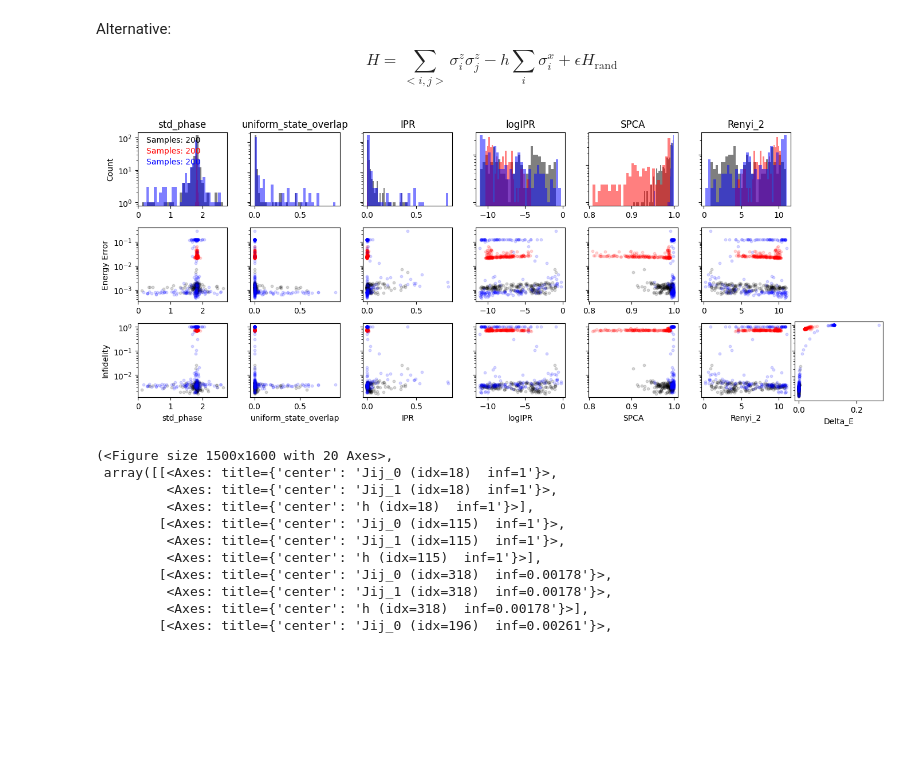
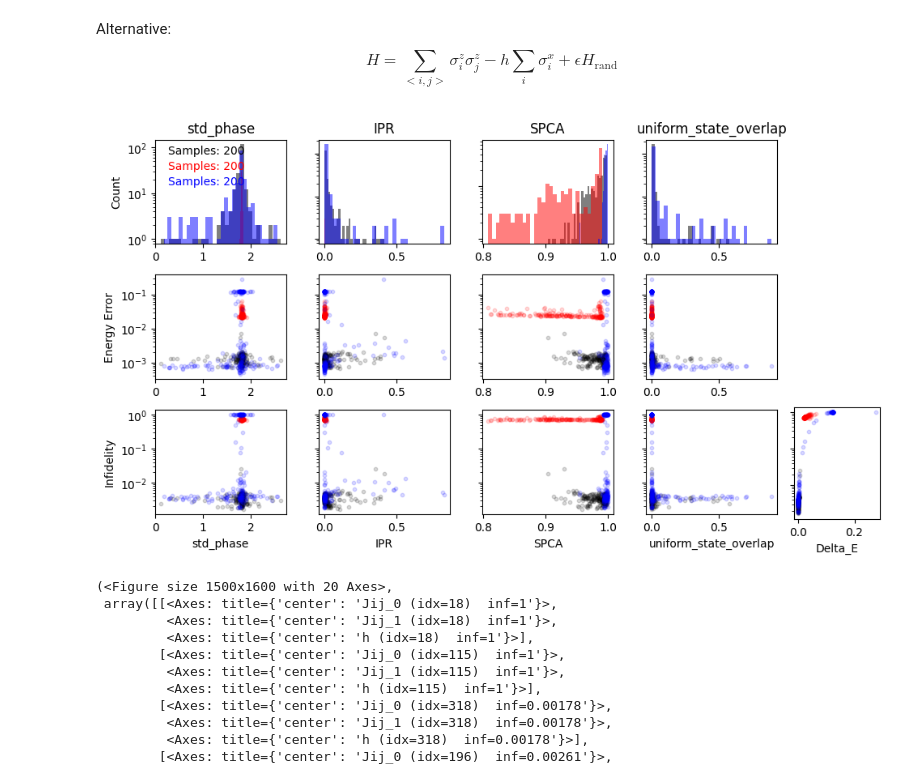
Before and after one commit to NilsNiggemann/DataMiningRBMs, a Jupyter notebook: Netket/analysis.ipynb, the cells around one changed output. Saved outputs shown, nothing was run; the diff lists cells and outputs as text; code cells hidden in the pictures; blank space fills up the shorter version.

```diff
--- a/Netket/analysis.ipynb
+++ b/Netket/analysis.ipynb
@@ -271,19 +271,19 @@ df_rot = add_Jij_h(df_rot, Jijs, hs)
 # %%
 infidelityrange = (0,1)
 
 df_rot_filter = df_rot[df_rot["idx"] == 10]
 df_rot_filter = filter_dataframe_by_range(df_rot_filter, 'infidelity', *infidelityrange)
-plt_fig = plotCorrelations(df_rot_filter,hypotheses,alphamod=0.5,ylog=True)
+plt_fig = plotCorrelations(df_rot_filter,hyptheses_trim,alphamod=0.5,ylog=True)
 
 df_rot_filter = df_rot[df_rot["idx"] == 30]
 df_rot_filter = filter_dataframe_by_range(df_rot_filter, 'infidelity', *infidelityrange)
-plt_fig = plotCorrelations(df_rot_filter,hypotheses,color="red",plt_fig=plt_fig,alphamod=0.5,ylog=True)
+plt_fig = plotCorrelations(df_rot_filter,hyptheses_trim,color="red",plt_fig=plt_fig,alphamod=0.5,ylog=True)
 
 df_rot_filter = df_rot[df_rot["idx"] == 50]
 df_rot_filter = filter_dataframe_by_range(df_rot_filter, 'infidelity', *infidelityrange)
-plt_fig = plotCorrelations(df_rot_filter,hypotheses,color="blue",plt_fig=plt_fig,text_offset=[0.0,-0.3],alphamod=0.5,ylog=True)
+plt_fig = plotCorrelations(df_rot_filter,hyptheses_trim,color="blue",plt_fig=plt_fig,text_offset=[0.0,-0.3],alphamod=0.5,ylog=True)
 # %% [output]
-[figure, old version]
+[figure, new version]
 # %%
 def plotRots(J_check, h_check, J_min, h_min, max_inf_idx, min_inf_idx, df_rot_filter):
     fig, axes = plt.subplots(2, 3, figsize=(15, 8))
```
Also changed, not shown: parts of 12 cells of this notebook, 4 other files.
